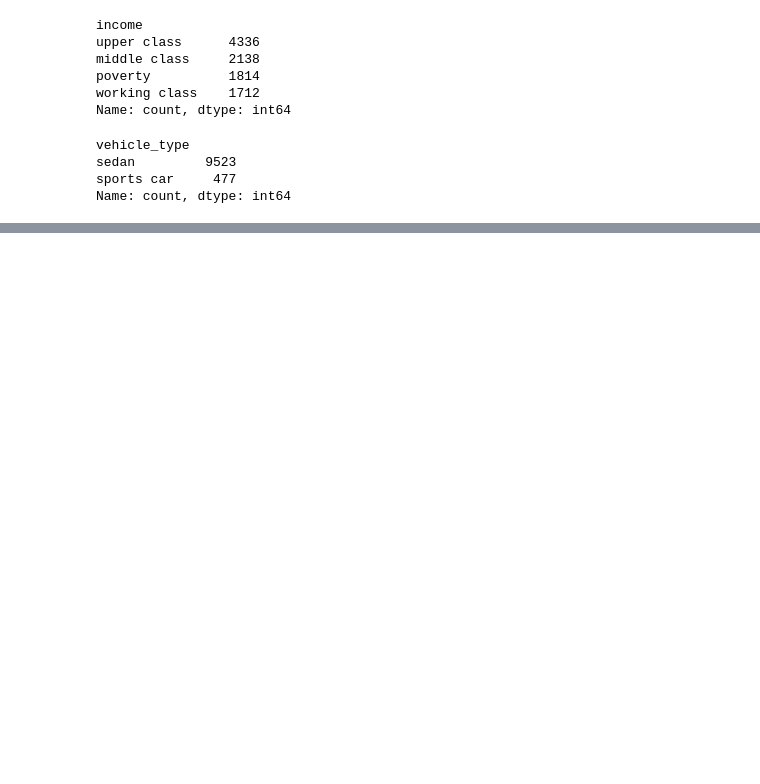
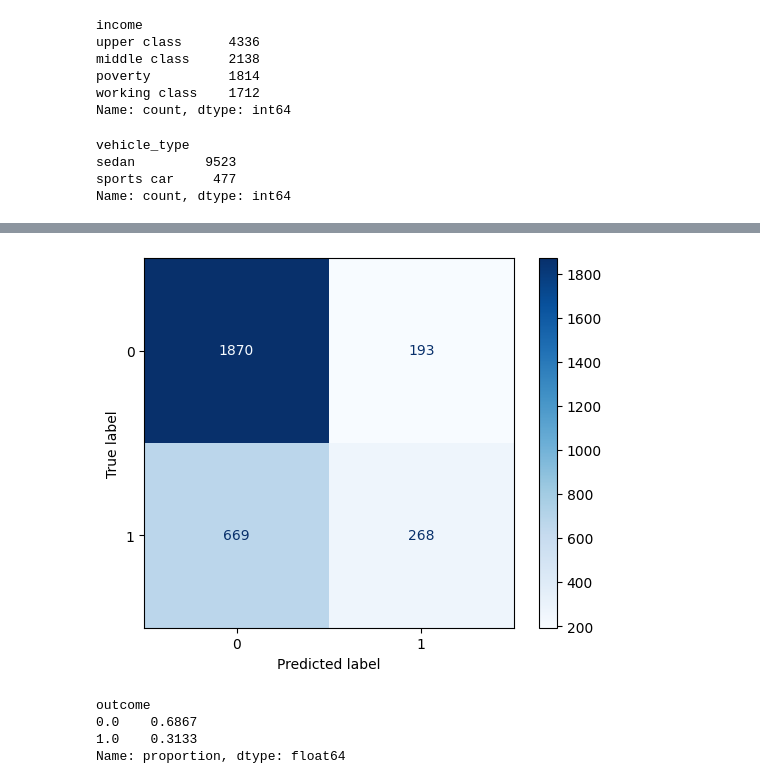
Before and after one commit to od031285/Python_Projects, a Jupyter notebook: car_insurance.ipynb, the cells around one changed output, grey strips where cells are left out. Saved outputs shown, nothing was run; the diff lists cells and outputs as text; code cells hidden in the pictures; blank space fills up the shorter version.

```diff
--- a/car_insurance.ipynb
+++ b/car_insurance.ipynb
@@ -209,0 +203,20 @@ NameError: name 'cars' is not defined
+# %%
+from sklearn.pipeline import Pipeline
+
+pipeline = Pipeline([
+    ('preprocessor', preprocessor),
+    ('model', model)
+])
+# %%
+from sklearn.model_selection import train_test_split
+
+X = df.drop(['outcome','postal_code'], axis=1)
+y = df['outcome']
+
+X_train, X_test, y_train, y_test = train_test_split(
+    X, y,
+    test_size=0.3,
+    random_state=42
+)
+# %%
+pipeline.fit(X_train, y_train)
@@ -209,0 +232,2 @@ NameError: name 'cars' is not defined
+# %%
+y_pred = pipeline.predict(X_test)
@@ -209,0 +267,19 @@ NameError: name 'cars' is not defined
+# %%
+from sklearn.metrics import confusion_matrix, ConfusionMatrixDisplay
+import matplotlib.pyplot as plt
+
+cm = confusion_matrix(y_test, y_pred)
+
+disp = ConfusionMatrixDisplay(confusion_matrix=cm)
+disp.plot(cmap="Blues")
+
+plt.show()
+# %% [output]
+[figure, added]
+# %%
+df['outcome'].value_counts(normalize=True)
+# %% [output]
+outcome
+0.0    0.6867
+1.0    0.3133
+Name: proportion, dtype: float64
```
Also changed, not shown: parts of 10 cells of this notebook.
